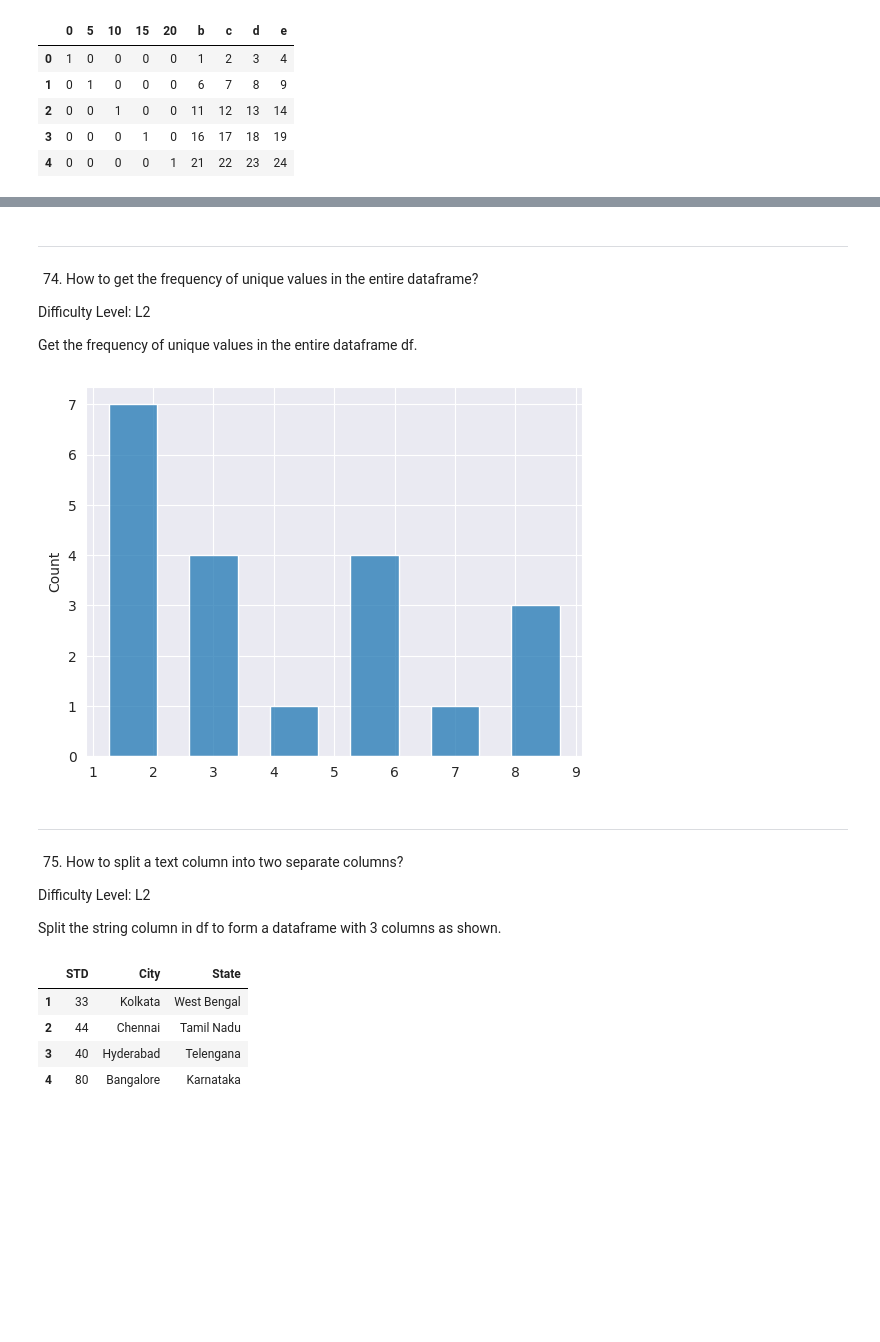
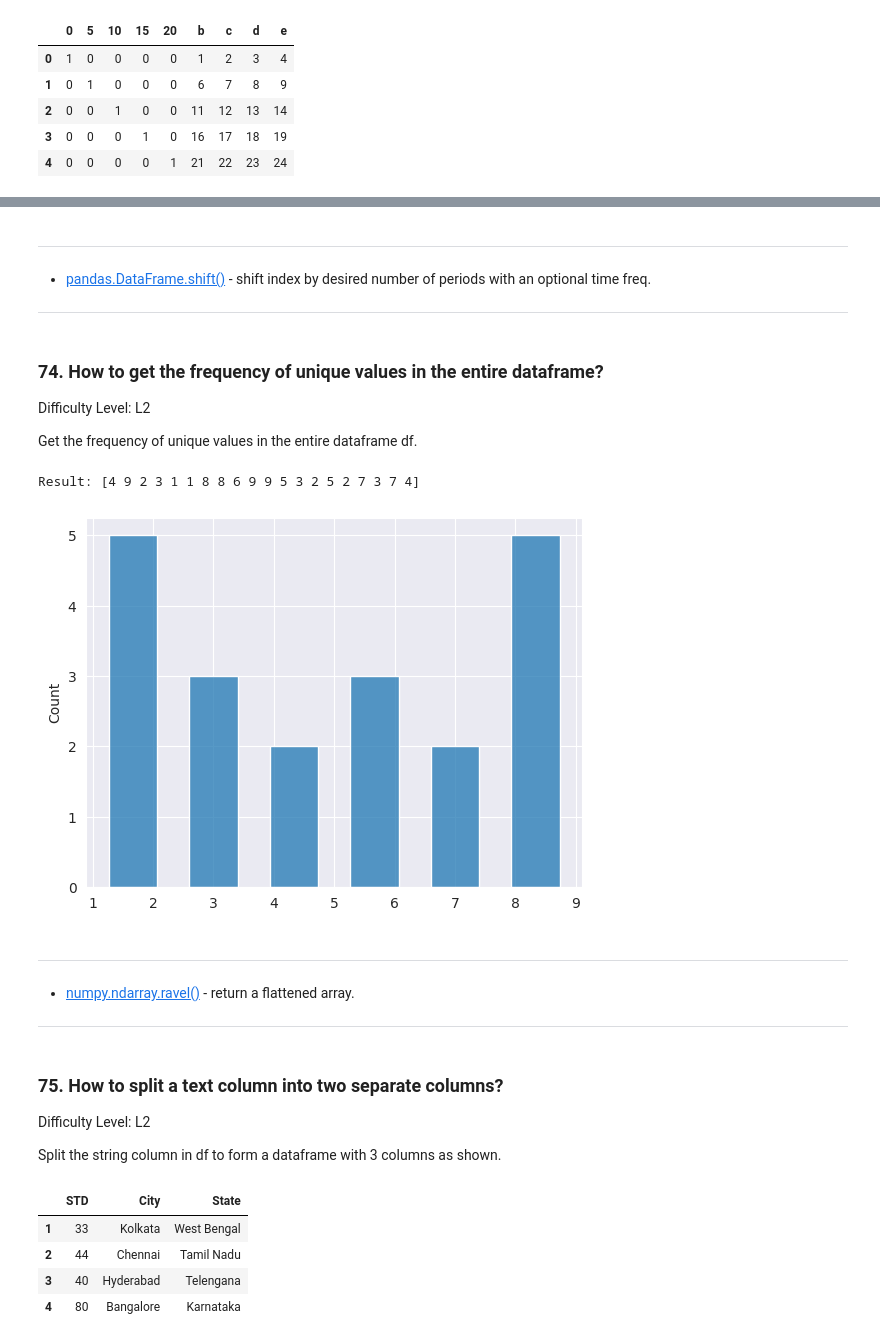
Before and after one commit to OdincovMD/101-pandas, a Jupyter notebook: solutions.ipynb, the cells around one changed output, grey strips where cells are left out. Drawn from its saved outputs; the diff is of its cells as text; code cells hidden in the pictures; blank space fills up the shorter version.

```diff
--- a/solutions.ipynb
+++ b/solutions.ipynb
@@ -1564,18 +1738,29 @@ df
+# %% [markdown]
+---
+- [pandas.DataFrame.shift()](https://pandas.pydata.org/docs/reference/api/pandas.DataFrame.shift.html#pandas.DataFrame.shift) - shift index by desired number of periods with an optional time freq.
+---
 # %% [markdown]
----
-74. How to get the frequency of unique values in the entire dataframe?
+### 74. How to get the frequency of unique values in the entire dataframe?
 
 Difficulty Level: L2
 
 Get the frequency of unique values in the entire dataframe df.
 # %%
 df = pd.DataFrame(np.random.randint(1, 10, 20).reshape(-1, 4), columns = list('abcd'))
-sns.histplot(df.values.ravel(), shrink=0.6);
+result = df.values.ravel()
+print(f"Result: {result}")
+
+# Visualization
+sns.histplot(result, shrink=0.6);
 # %% [output]
+Result: [4 9 2 3 1 1 8 8 6 9 9 5 3 2 5 2 7 3 7 4]
-[figure, old version]
+[figure, new version]
+# %% [markdown]
+---
+- [numpy.ndarray.ravel()](https://numpy.org/doc/stable/reference/generated/numpy.ndarray.ravel.html#numpy.ndarray.ravel) - return a flattened array.
+---
 # %% [markdown]
----
-75. How to split a text column into two separate columns?
+### 75. How to split a text column into two separate columns?
 
 Difficulty Level: L2
 
```
Also changed, not shown: parts of 173 cells of this notebook.
